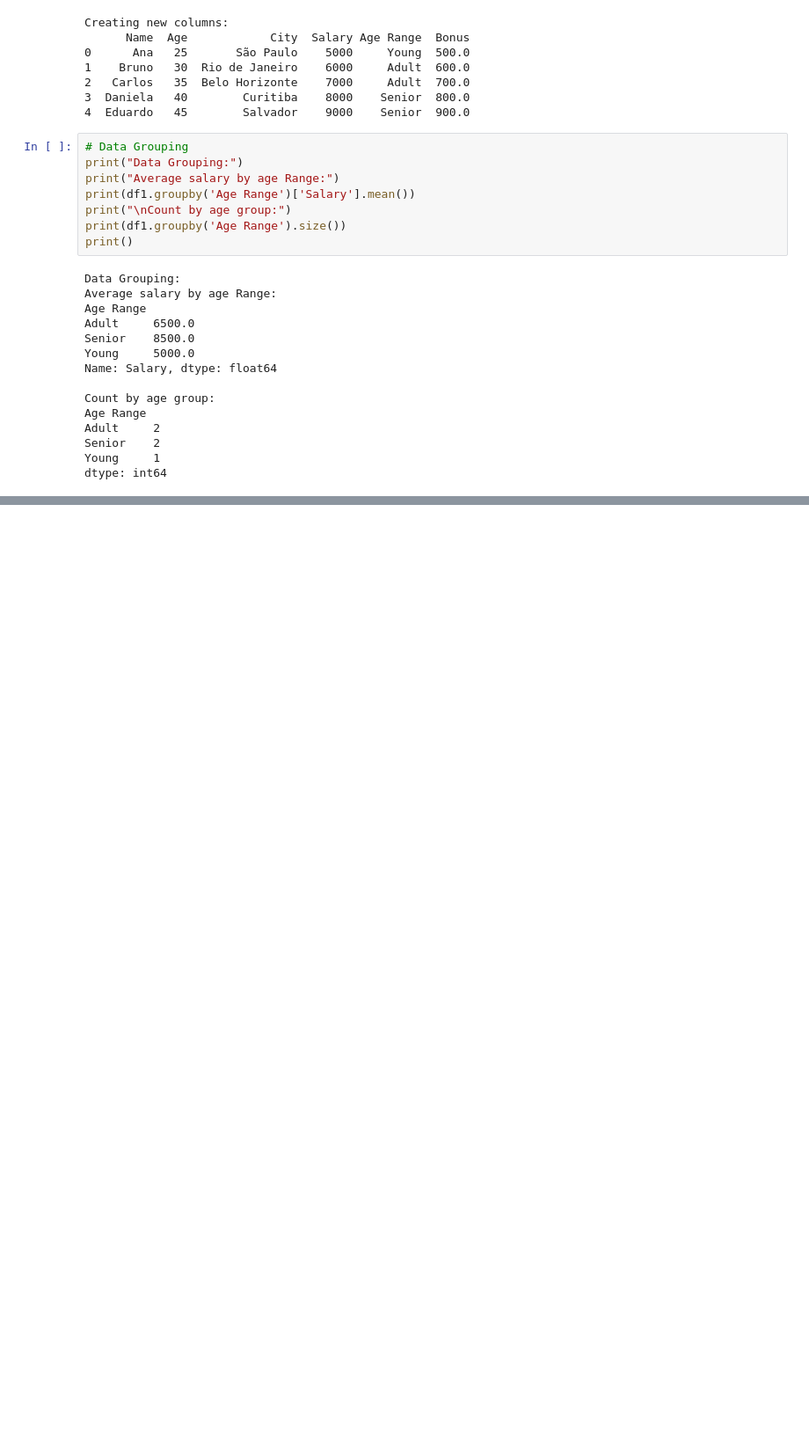
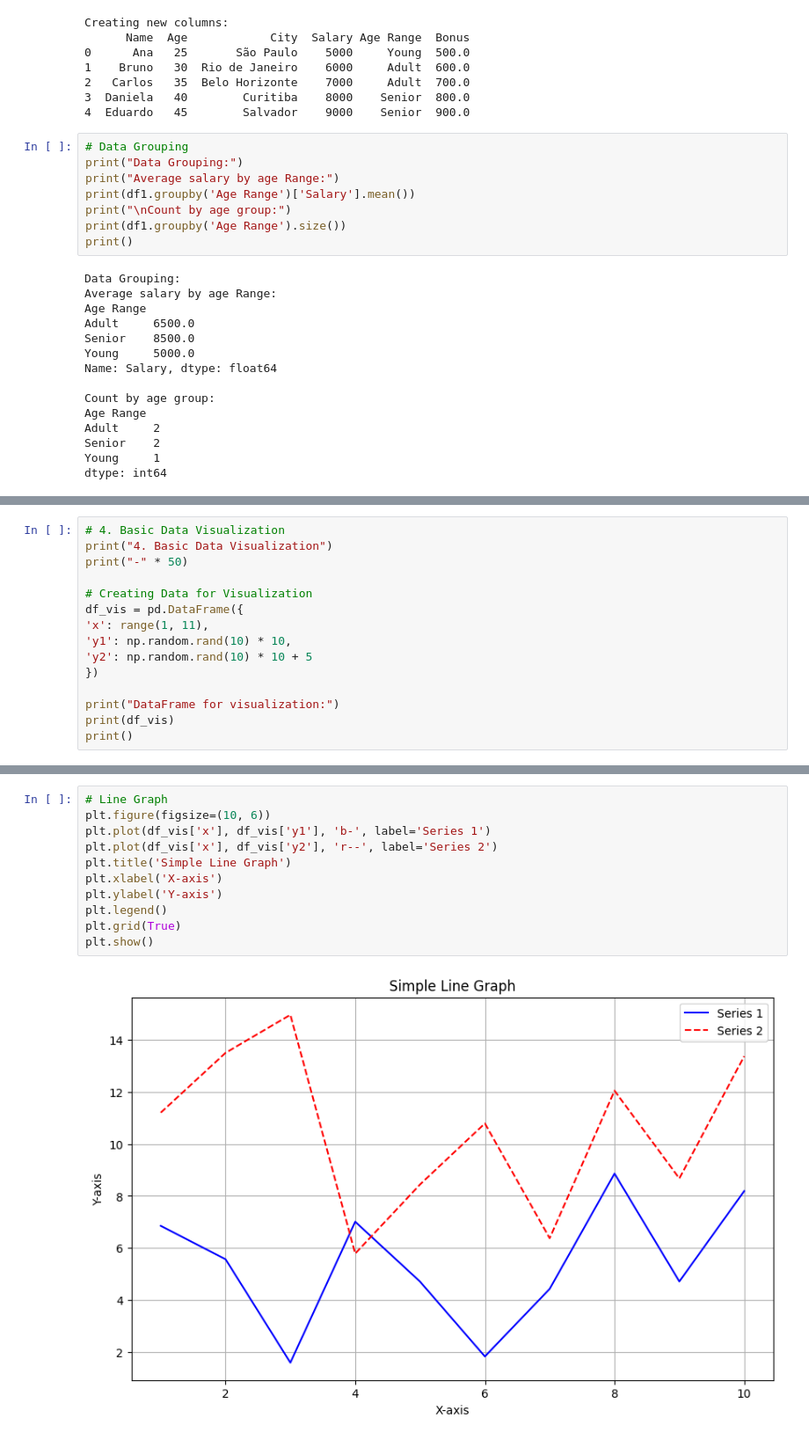
Before and after one commit to eduardowanderleyde/data-engineer-code-pattern, a Jupyter notebook: Pandas-Manipulation/Pandas-Manipulation.ipynb, the cells around one changed output, grey strips where cells are left out. Shown at 88% size. Drawn from its saved outputs; the diff is of its cells as text; blank space fills up the shorter version.

```diff
--- a/Pandas-Manipulation/Pandas-Manipulation.ipynb
+++ b/Pandas-Manipulation/Pandas-Manipulation.ipynb
@@ -326,0 +396,15 @@ DataFrame for I/O demonstration:
+# %%
+# 4. Basic Data Visualization
+print("4. Basic Data Visualization")
+print("-" * 50)
+
+# Creating Data for Visualization
+df_vis = pd.DataFrame({
+'x': range(1, 11),
+'y1': np.random.rand(10) * 10,
+'y2': np.random.rand(10) * 10 + 5
+})
+
+print("DataFrame for visualization:")
+print(df_vis)
+print()
@@ -326,0 +481,13 @@ DataFrame for I/O demonstration:
+# %%
+# Line Graph
+plt.figure(figsize=(10, 6))
+plt.plot(df_vis['x'], df_vis['y1'], 'b-', label='Series 1')
+plt.plot(df_vis['x'], df_vis['y2'], 'r--', label='Series 2')
+plt.title('Simple Line Graph')
+plt.xlabel('X-axis')
+plt.ylabel('Y-axis')
+plt.legend()
+plt.grid(True)
+plt.show()
+# %% [output]
+[figure, added]
```
Also changed, not shown: parts of 9 cells of this notebook.
